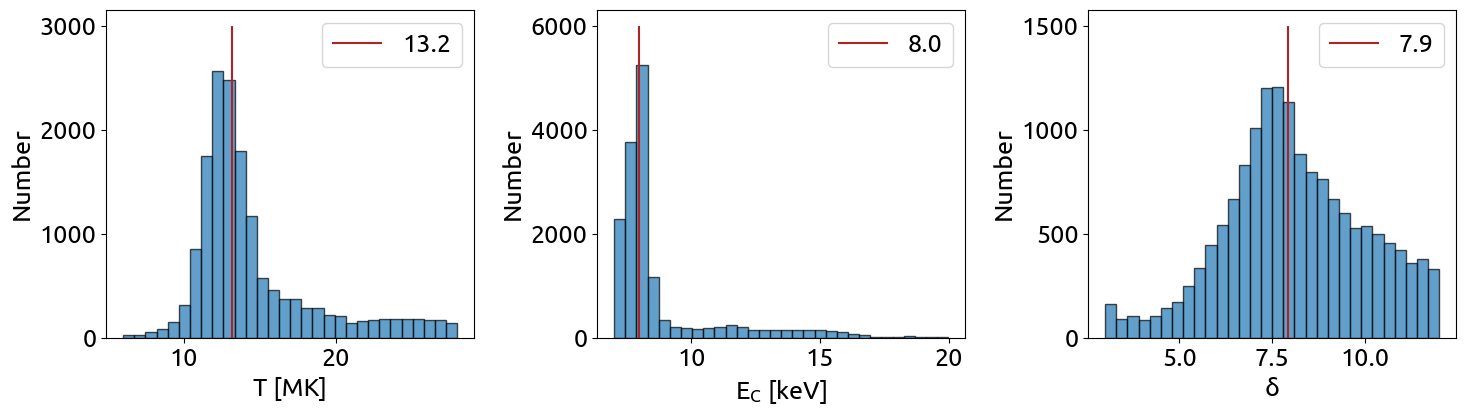
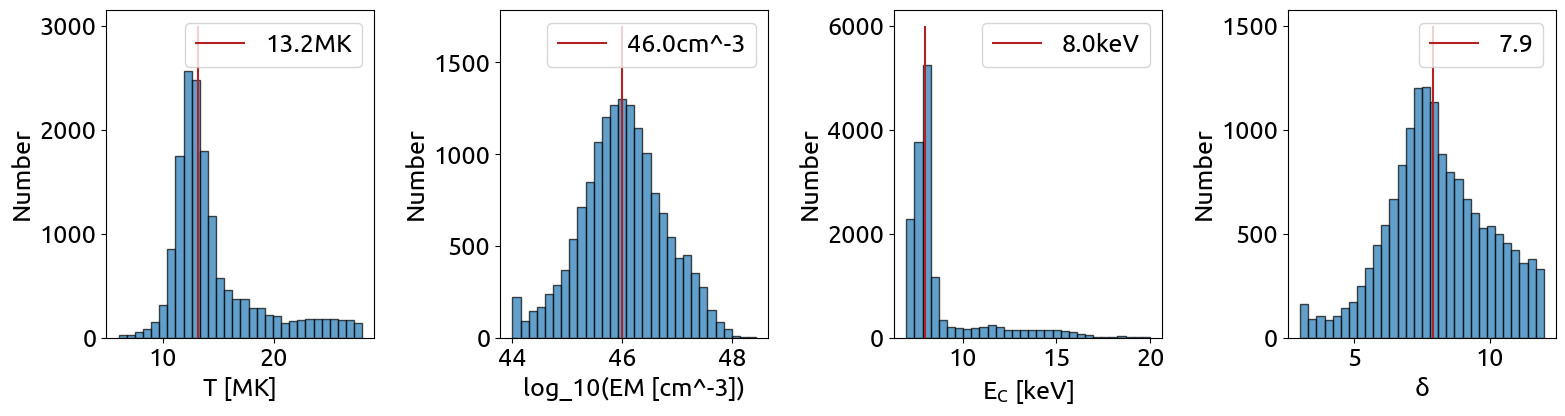
Code edit (unified diff) that turned the first committed figure into the second:
--- before
+++ after
@@ -1,3 +1,3 @@
-fig, axs = plt.subplots(1, 3, figsize=(15, 4.5))
+fig, axs = plt.subplots(1, 4, figsize=(16, 4.5))
 
 
@@ -7,18 +7,25 @@
 axs[0].set_xlabel('T [MK]')
 axs[0].set_ylabel('Number')
-axs[0].vlines(np.median(tmk_t10[gd]),0,3000,label=f'{np.median(tmk_t10[gd]):.1f}',color='firebrick')
+axs[0].vlines(np.median(tmk_t10[gd]),0,3000,label=f'{np.median(tmk_t10[gd]):.1f}MK',color='firebrick')
 axs[0].legend()
-# Panel 2: E_C [keV]
-axs[1].hist(ec_t10[gd], bins=30, edgecolor='black', alpha=0.7)
-axs[1].set_xlabel('E$_C$ [keV]')
+# Panel 2: EM [cm^-3]
+axs[1].hist(np.log10(em_t10[gd]), bins=30, edgecolor='black', alpha=0.7)
+axs[1].set_xlabel('log_10(EM [cm^-3])')
 axs[1].set_ylabel('Number')
-axs[1].vlines(np.median(ec_t10[gd]),0,6000,label=f'{np.median(ec_t10[gd]):.1f}',color='firebrick')
+axs[1].vlines(np.median(np.log10(em_t10[gd])),0,1700,
+              label=f'{np.median(np.log10(em_t10[gd])):.1f}cm^-3',color='firebrick')
 axs[1].legend()
-# Panel 3: delta
-axs[2].hist(del_t10[gd], bins=30, edgecolor='black', alpha=0.7)
-axs[2].set_xlabel('$\delta$')
+# Panel 3: E_C [keV]
+axs[2].hist(ec_t10[gd], bins=30, edgecolor='black', alpha=0.7)
+axs[2].set_xlabel('E$_C$ [keV]')
 axs[2].set_ylabel('Number')
-axs[2].vlines(np.median(del_t10[gd]),0,1500,label=f'{np.median(del_t10[gd]):.1f}',color='firebrick')
+axs[2].vlines(np.median(ec_t10[gd]),0,6000,label=f'{np.median(ec_t10[gd]):.1f}keV',color='firebrick')
 axs[2].legend()
+# Panel 4: delta
+axs[3].hist(del_t10[gd], bins=30, edgecolor='black', alpha=0.7)
+axs[3].set_xlabel('$\delta$')
+axs[3].set_ylabel('Number')
+axs[3].vlines(np.median(del_t10[gd]),0,1500,label=f'{np.median(del_t10[gd]):.1f}',color='firebrick')
+axs[3].legend()
 
 plt.tight_layout()

Commit: Update compare_bpowtt.ipynb